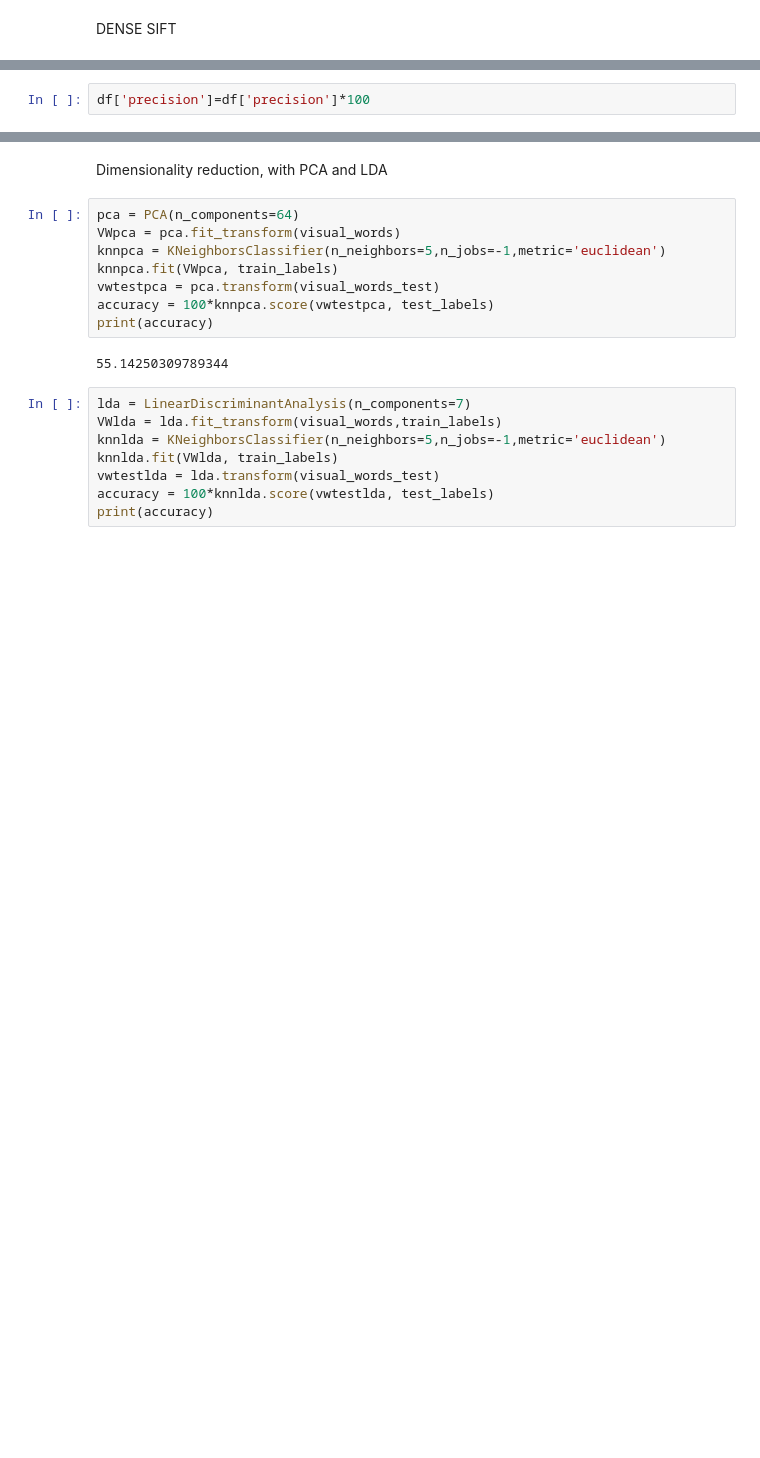
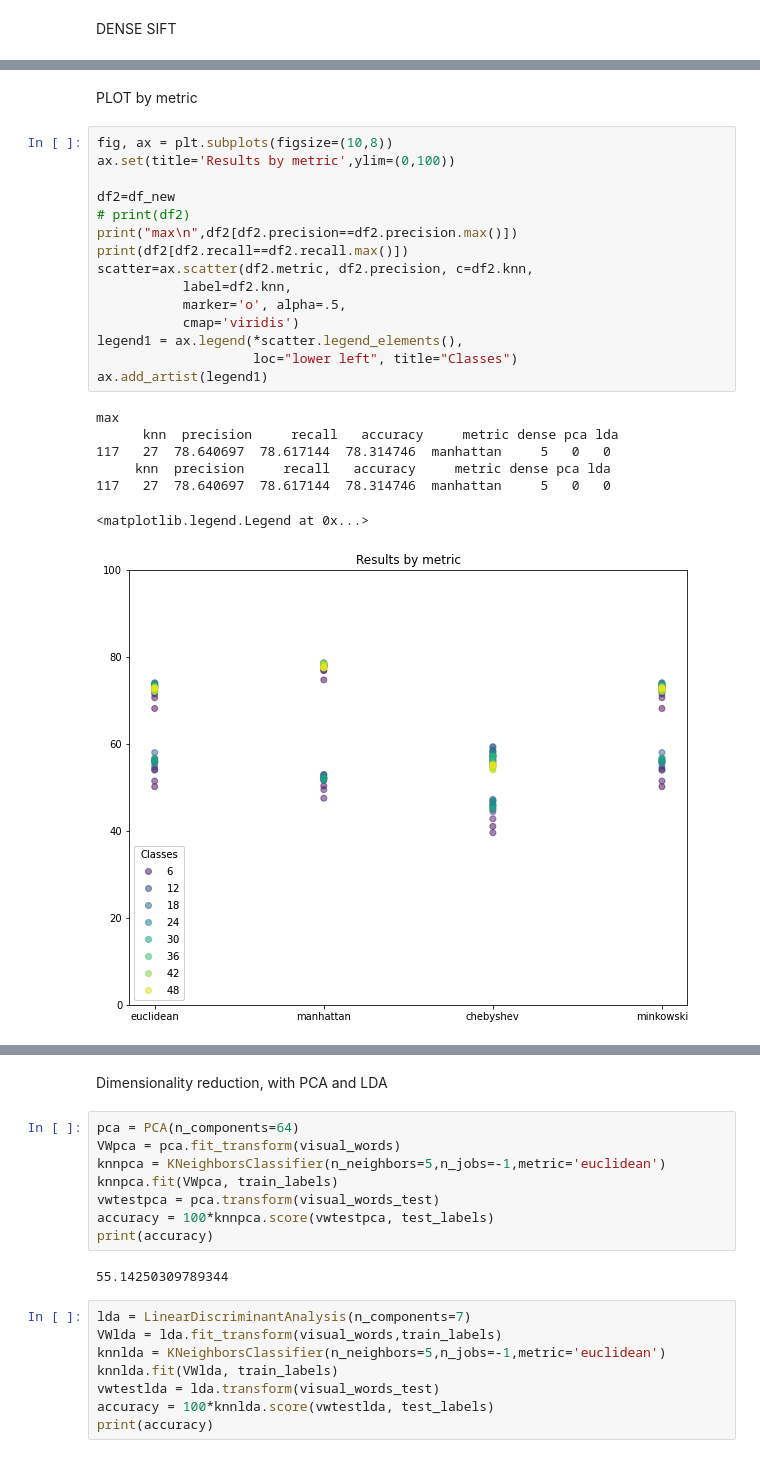
Before and after one commit to StanleyAlbayeros/MCV-M3-MLCV-G02, a Jupyter notebook: BagofVisualWords.ipynb, the cells around one changed output, grey strips where cells are left out. Drawn from its saved outputs; the diff is of its cells as text; blank space fills up the shorter version.

```diff
--- a/BagofVisualWords.ipynb
+++ b/BagofVisualWords.ipynb
@@ -271,2 +310,25 @@ ax.add_artist(legend1)
-# %%
-df['precision']=df['precision']*100
+# %% [markdown]
+PLOT by metric
+# %%
+fig, ax = plt.subplots(figsize=(10,8))
+ax.set(title='Results by metric',ylim=(0,100))
+
+df2=df_new
+# print(df2)
+print("max\n",df2[df2.precision==df2.precision.max()])
+print(df2[df2.recall==df2.recall.max()])
+scatter=ax.scatter(df2.metric, df2.precision, c=df2.knn,
+           label=df2.knn,
+           marker='o', alpha=.5,
+           cmap='viridis')
+legend1 = ax.legend(*scatter.legend_elements(),
+                    loc="lower left", title="Classes")
+ax.add_artist(legend1)
+# %% [output]
+max
+      knn  precision     recall   accuracy     metric dense pca lda
+117   27  78.640697  78.617144  78.314746  manhattan     5   0   0
+     knn  precision     recall   accuracy     metric dense pca lda
+117   27  78.640697  78.617144  78.314746  manhattan     5   0   0
+<matplotlib.legend.Legend at 0x...>
+[figure, added]
```
Also changed, not shown: parts of 27 cells of this notebook, 7 other files.
